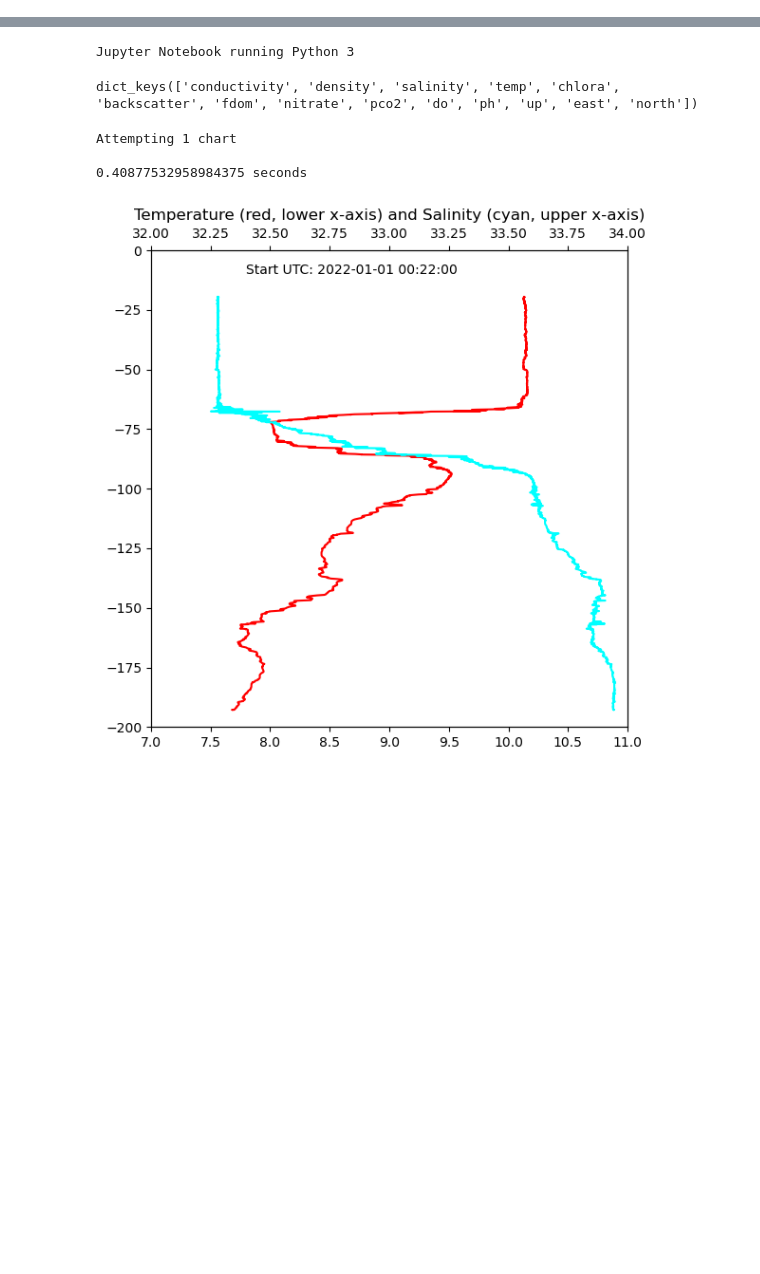
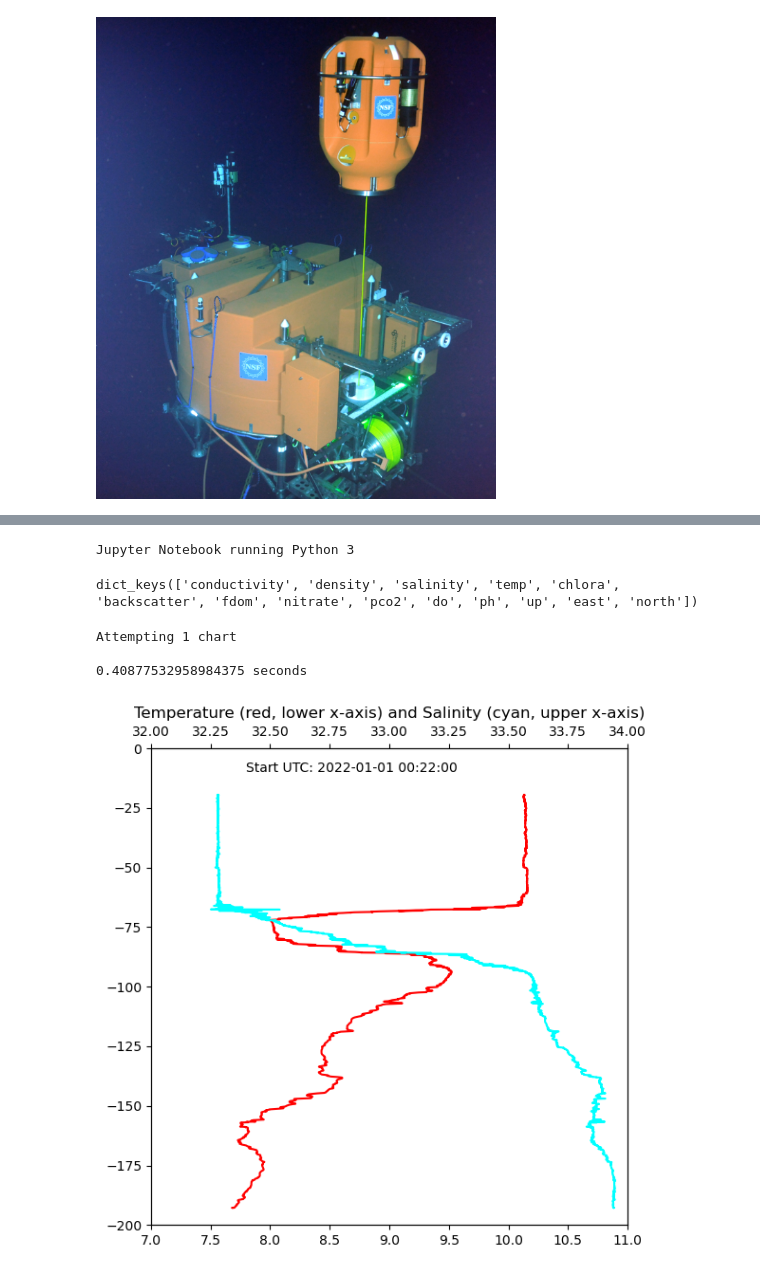
Before and after one commit to geo-smart/oceanography, a Jupyter notebook: book/chapters/1.2.1epipelargosy.ipynb, the cells around one changed output, grey strips where cells are left out. Cells and saved outputs as stored; diff of their text form; code cells hidden in the pictures; blank space fills up the shorter version.

```diff
--- a/book/chapters/1.2.1epipelargosy.ipynb
+++ b/book/chapters/1.2.1epipelargosy.ipynb
@@ -125,0 +34,4 @@ the profile metadata, contained in a pandas Dataframe called `profiles`.
+# %%
+Image('../img/shallowprofilerinsitu.png', width=400)
+# %% [output]
+[figure, added]
```
Also changed, not shown: parts of 4 cells of this notebook, 2 other files.
